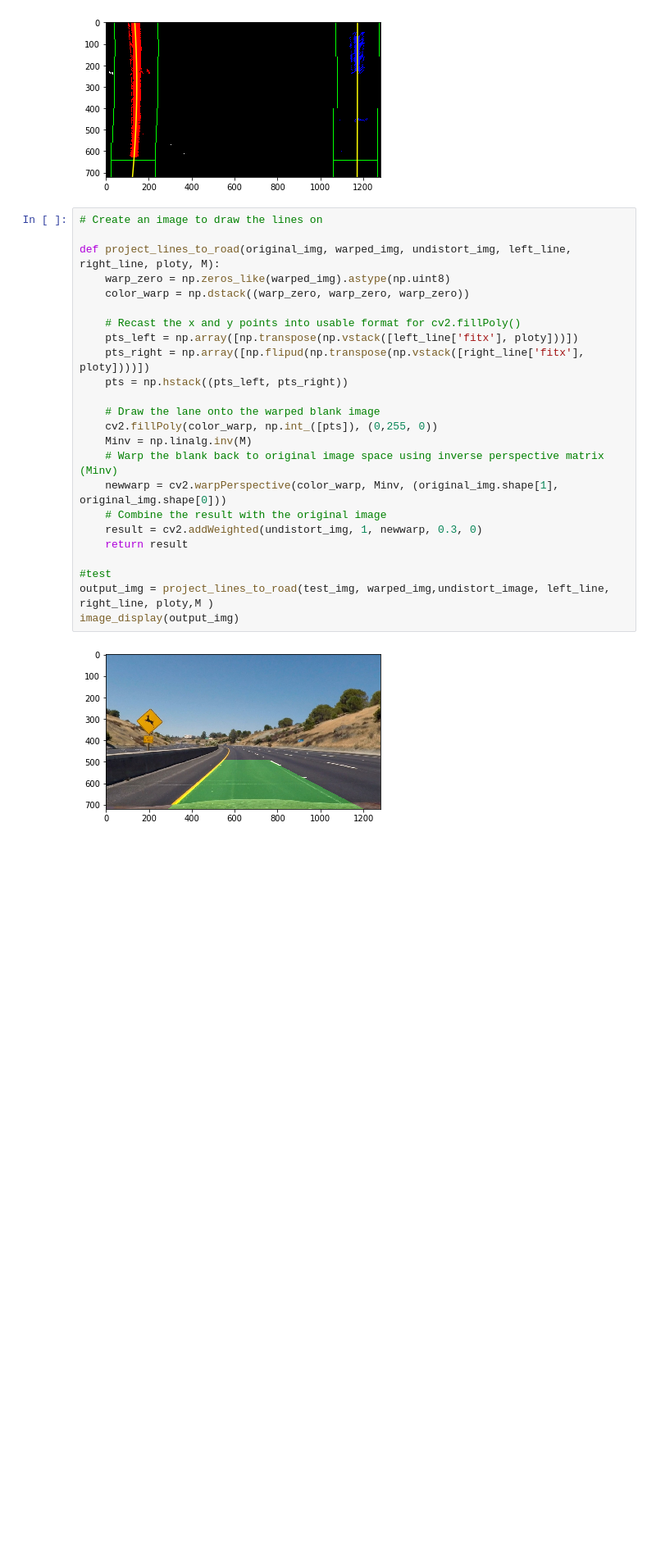
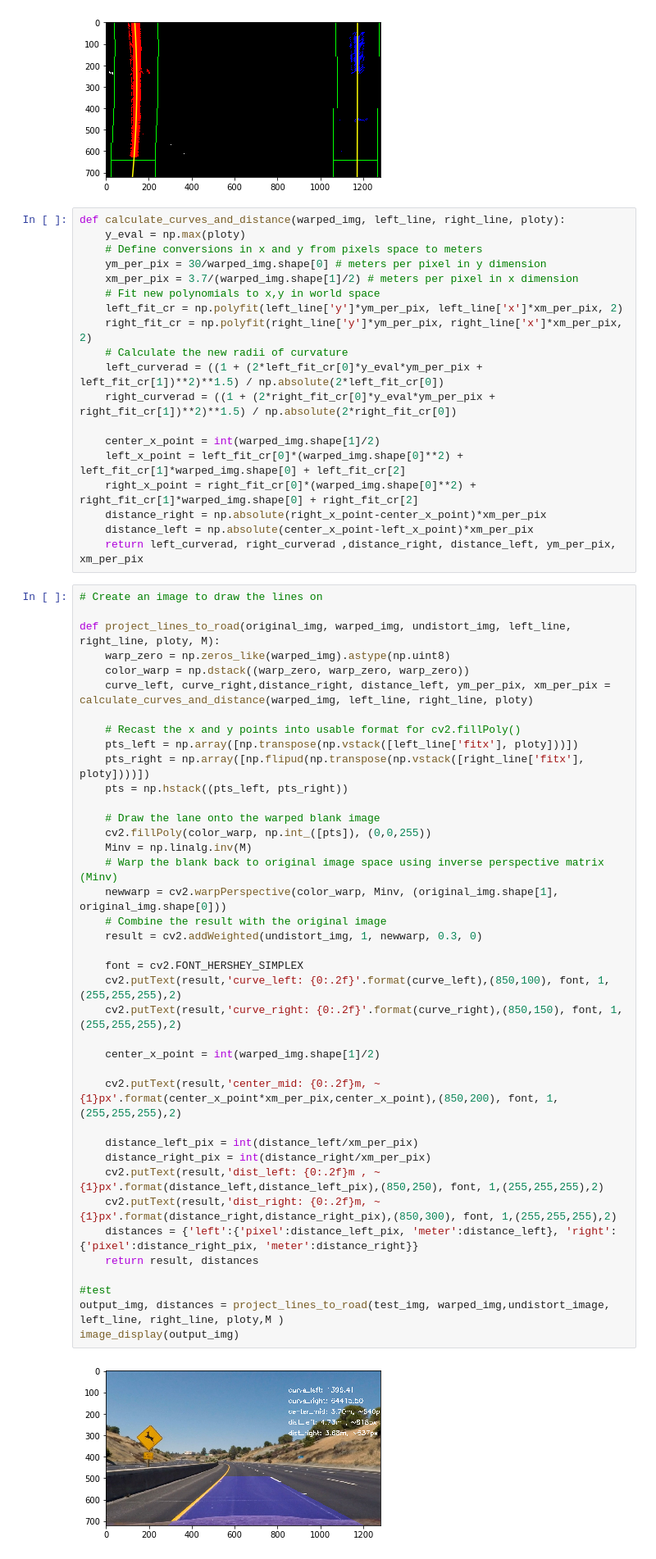
Before and after one commit to adreena/carnd-adv-lane-lines, a Jupyter notebook: project4.ipynb, the cells around one changed output. Shown at 82% size. Cells and saved outputs as stored; diff of their text form; blank space fills up the shorter version.

```diff
--- a/project4.ipynb
+++ b/project4.ipynb
@@ -287,32 +287,66 @@ plt.ylim(warped_img.shape[0], 0)
 plt.show()
 # %% [output]
 [figure]
+# %%
+def calculate_curves_and_distance(warped_img, left_line, right_line, ploty):
+    y_eval = np.max(ploty)
+    # Define conversions in x and y from pixels space to meters
+    ym_per_pix = 30/warped_img.shape[0] # meters per pixel in y dimension
+    xm_per_pix = 3.7/(warped_img.shape[1]/2) # meters per pixel in x dimension
+    # Fit new polynomials to x,y in world space
+    left_fit_cr = np.polyfit(left_line['y']*ym_per_pix, left_line['x']*xm_per_pix, 2)
+    right_fit_cr = np.polyfit(right_line['y']*ym_per_pix, right_line['x']*xm_per_pix, 2)
+    # Calculate the new radii of curvature
+    left_curverad = ((1 + (2*left_fit_cr[0]*y_eval*ym_per_pix + left_fit_cr[1])**2)**1.5) / np.absolute(2*left_fit_cr[0])
+    right_curverad = ((1 + (2*right_fit_cr[0]*y_eval*ym_per_pix + right_fit_cr[1])**2)**1.5) / np.absolute(2*right_fit_cr[0])
+
+    center_x_point = int(warped_img.shape[1]/2)
+    left_x_point = left_fit_cr[0]*(warped_img.shape[0]**2) + left_fit_cr[1]*warped_img.shape[0] + left_fit_cr[2]
+    right_x_point = right_fit_cr[0]*(warped_img.shape[0]**2) + right_fit_cr[1]*warped_img.shape[0] + right_fit_cr[2]
+    distance_right = np.absolute(right_x_point-center_x_point)*xm_per_pix
+    distance_left = np.absolute(center_x_point-left_x_point)*xm_per_pix
+    return left_curverad, right_curverad ,distance_right, distance_left, ym_per_pix, xm_per_pix
 # %%
 # Create an image to draw the lines on
 
 def project_lines_to_road(original_img, warped_img, undistort_img, left_line, right_line, ploty, M):
     warp_zero = np.zeros_like(warped_img).astype(np.uint8)
     color_warp = np.dstack((warp_zero, warp_zero, warp_zero))
+    curve_left, curve_right,distance_right, distance_left, ym_per_pix, xm_per_pix = calculate_curves_and_distance(warped_img, left_line, right_line, ploty)
 
     # Recast the x and y points into usable format for cv2.fillPoly()
     pts_left = np.array([np.transpose(np.vstack([left_line['fitx'], ploty]))])
     pts_right = np.array([np.flipud(np.transpose(np.vstack([right_line['fitx'], ploty])))])
     pts = np.hstack((pts_left, pts_right))
 
     # Draw the lane onto the warped blank image
-    cv2.fillPoly(color_warp, np.int_([pts]), (0,255, 0))
+    cv2.fillPoly(color_warp, np.int_([pts]), (0,0,255))
     Minv = np.linalg.inv(M)
     # Warp the blank back to original image space using inverse perspective matrix (Minv)
     newwarp = cv2.warpPerspective(color_warp, Minv, (original_img.shape[1], original_img.shape[0]))
     # Combine the result with the original image
     result = cv2.addWeighted(undistort_img, 1, newwarp, 0.3, 0)
-    return result
+
+    font = cv2.FONT_HERSHEY_SIMPLEX
+    cv2.putText(result,'curve_left: {0:.2f}'.format(curve_left),(850,100), font, 1,(255,255,255),2)
+    cv2.putText(result,'curve_right: {0:.2f}'.format(curve_right),(850,150), font, 1,(255,255,255),2)
+
+    center_x_point = int(warped_img.shape[1]/2)
+
+    cv2.putText(result,'center_mid: {0:.2f}m, ~{1}px'.format(center_x_point*xm_per_pix,center_x_point),(850,200), font, 1,(255,255,255),2)
+
+    distance_left_pix = int(distance_left/xm_per_pix)
+    distance_right_pix = int(distance_right/xm_per_pix)
+    cv2.putText(result,'dist_left: {0:.2f}m , ~{1}px'.format(distance_left,distance_left_pix),(850,250), font, 1,(255,255,255),2)
+    cv2.putText(result,'dist_right: {0:.2f}m, ~{1}px'.format(distance_right,distance_right_pix),(850,300), font, 1,(255,255,255),2)
+    distances = {'left':{'pixel':distance_left_pix, 'meter':distance_left}, 'right':{'pixel':distance_right_pix, 'meter':distance_right}}
+    return result, distances
 
 #test
-output_img = project_lines_to_road(test_img, warped_img,undistort_image, left_line, right_line, ploty,M )
+output_img, distances = project_lines_to_road(test_img, warped_img,undistort_image, left_line, right_line, ploty,M )
 image_display(output_img)
 # %% [output]
-[figure, old version]
+[figure, new version]
 # %%
 def window_mask(img,center,window_width, window_height, iteration):
     y_low = int(img.shape[0]-(iteration+1)*window_height)
```
Also changed, not shown: parts of 3 cells of this notebook, 1 other file.
